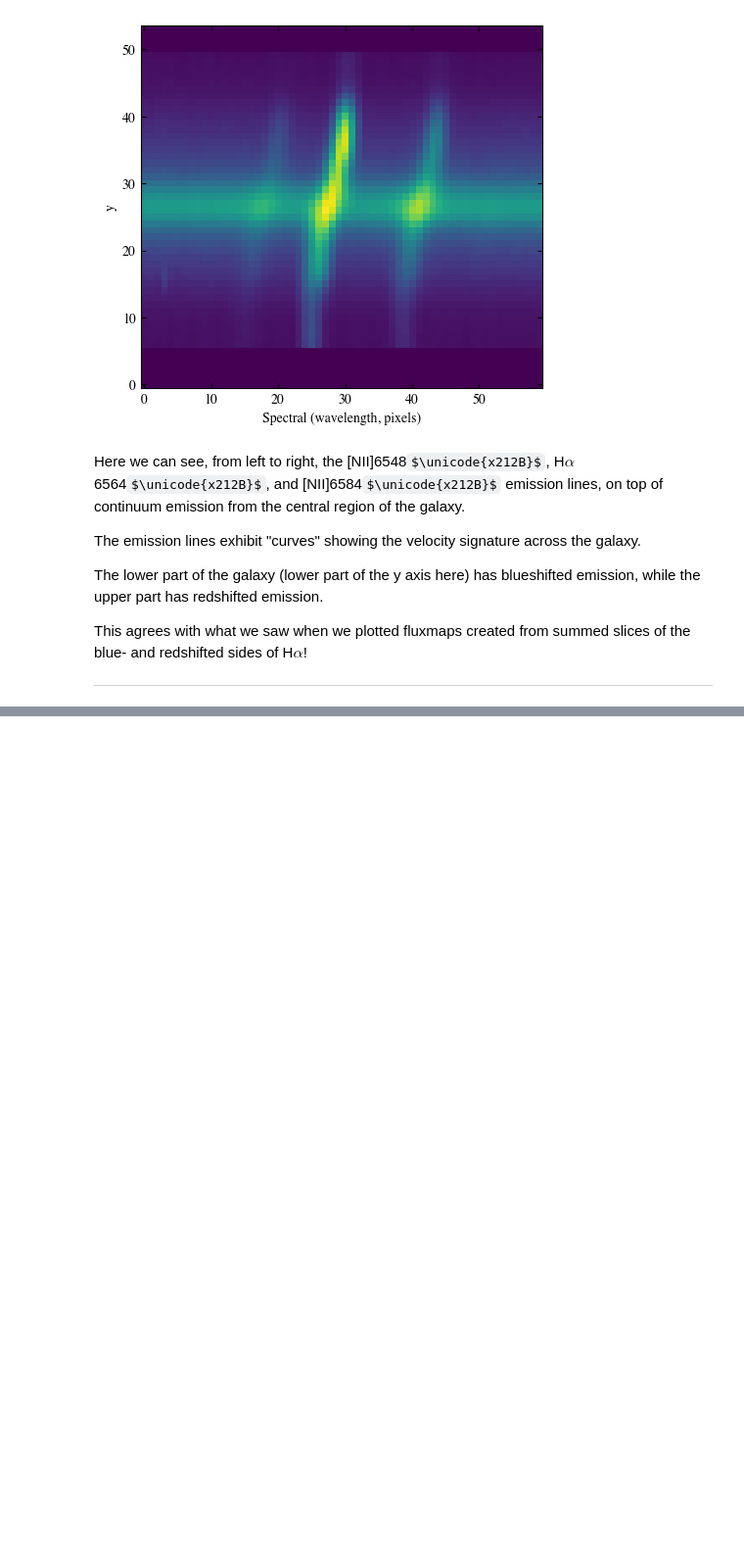
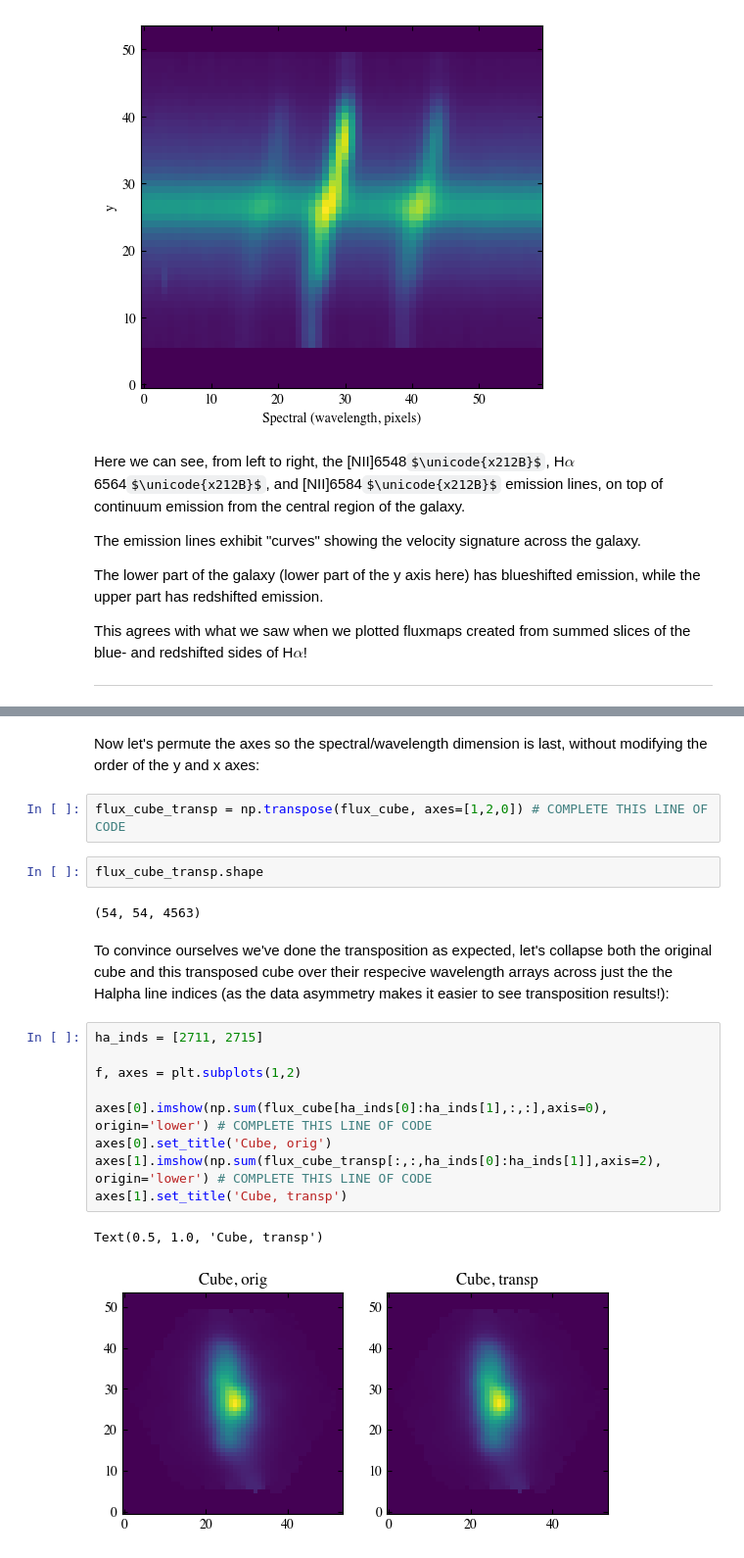
Before and after one commit to astropgh/python-boot-camp-2023, a Jupyter notebook: notebooks/03-NumpyBasics/solutions/solutions_numpy-basics-2.ipynb, the cells around one changed output, grey strips where cells are left out. Shown at 98% size. Drawn from its saved outputs; the diff is of its cells as text; some formulas as TeX source; blank space fills up the shorter version.

Commit message:
Add transpose example to numpy basics 2

```diff
--- a/notebooks/03-NumpyBasics/solutions/solutions_numpy-basics-2.ipynb
+++ b/notebooks/03-NumpyBasics/solutions/solutions_numpy-basics-2.ipynb
@@ -374,0 +420,22 @@ This agrees with what we saw when we plotted fluxmaps created from summed slices
+# %% [markdown]
+Now let's permute the axes so the spectral/wavelength dimension is last, without modifying the order of the y and x axes:
+# %%
+flux_cube_transp = np.transpose(flux_cube, axes=[1,2,0]) # COMPLETE THIS LINE OF CODE
+# %%
+flux_cube_transp.shape
+# %% [output]
+(54, 54, 4563)
+# %% [markdown]
+To convince ourselves we've done the transposition as expected, let's collapse both the original cube and this transposed cube over their respecive wavelength arrays across just the the Halpha line indices (as the data asymmetry makes it easier to see transposition results!):
+# %%
+ha_inds = [2711, 2715]
+
+f, axes = plt.subplots(1,2)
+
+axes[0].imshow(np.sum(flux_cube[ha_inds[0]:ha_inds[1],:,:],axis=0), origin='lower') # COMPLETE THIS LINE OF CODE
+axes[0].set_title('Cube, orig')
+axes[1].imshow(np.sum(flux_cube_transp[:,:,ha_inds[0]:ha_inds[1]],axis=2), origin='lower') # COMPLETE THIS LINE OF CODE
+axes[1].set_title('Cube, transp')
+# %% [output]
+Text(0.5, 1.0, 'Cube, transp')
+[figure, added]
```
Also changed, not shown: parts of 14 cells of this notebook, 1 other file.
